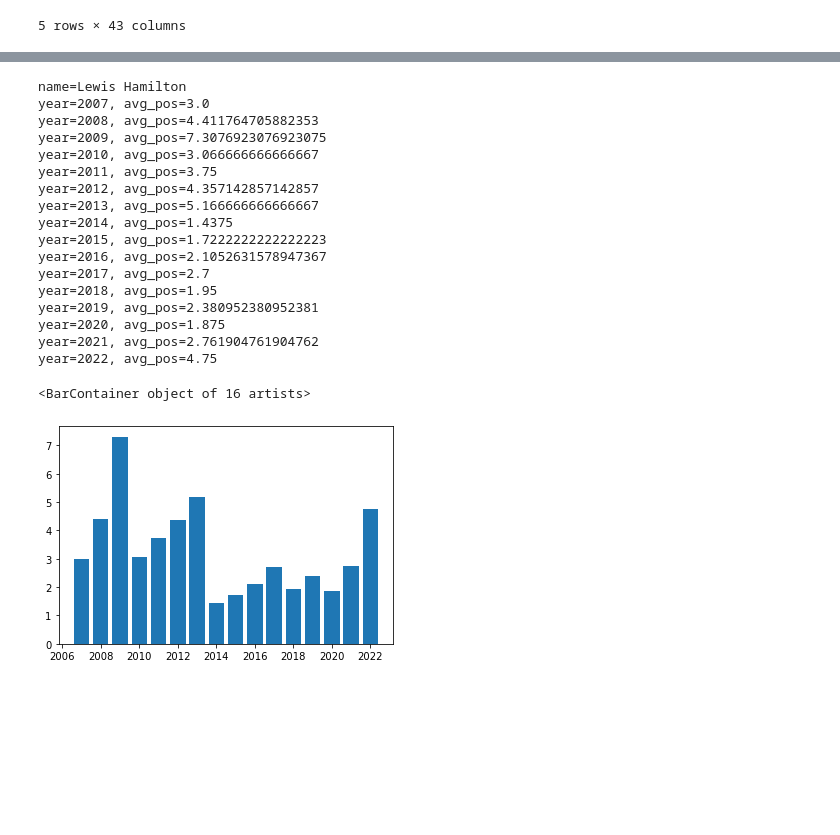
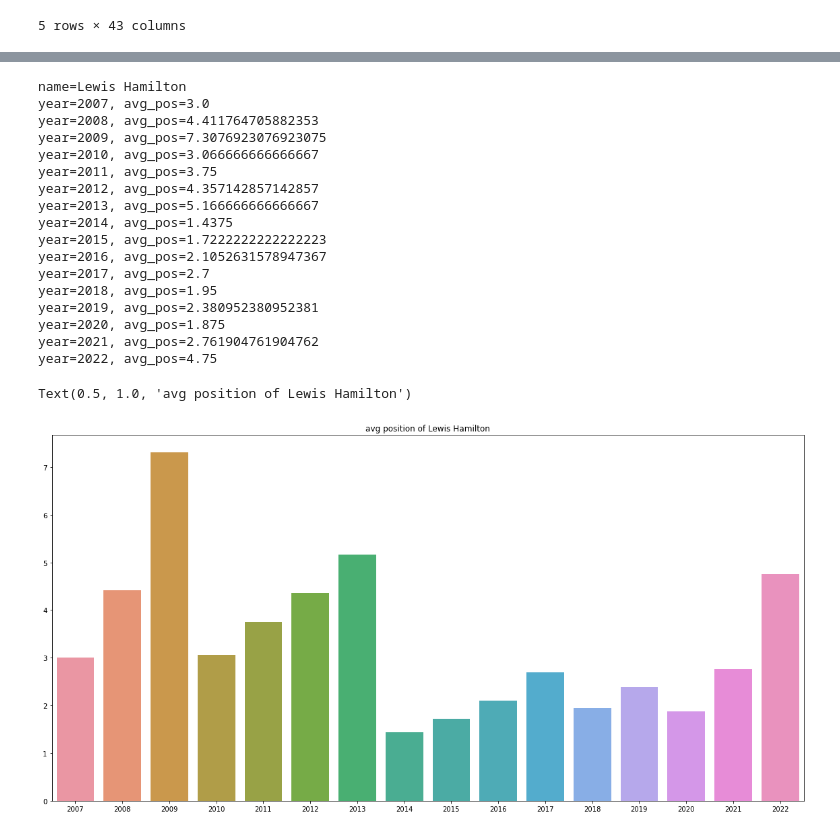
Before and after one commit to MohamedElhadidy0019/Formula_One_Data_Analysis, a Jupyter notebook: driver_avg_position.ipynb, the cells around one changed output, grey strips where cells are left out. Drawn from its saved outputs; the diff is of its cells as text; code cells hidden in the pictures; blank space fills up the shorter version.

```diff
--- a/driver_avg_position.ipynb
+++ b/driver_avg_position.ipynb
@@ -268,29 +268,36 @@ for key, value in racers_all_pos_dict_per_year.items():
 # %%
 id_wanted = int(input('enter id of driver: '))
 print(f'name={drivers_df[drivers_df["driverId"]==id_wanted]["forename"].values[0]} {drivers_df[drivers_df["driverId"]==id_wanted]["surname"].values[0]}')
 # print all avg positon in sorted years
 for key, value in sorted(racers_avg_pos_dict_per_year[id_wanted].items(), key=lambda x: x[0]):
     print(f'year={key}, avg_pos={value}')
 
 # plot bar chart for each year
-plt.bar(racers_avg_pos_dict_per_year[id_wanted].keys(), racers_avg_pos_dict_per_year[id_wanted].values())
+# plt.bar(racers_avg_pos_dict_per_year[id_wanted].keys(), racers_avg_pos_dict_per_year[id_wanted].values())
+# plt it using seaborn
+import seaborn as sns
+# make it bigger
+plt.figure(figsize=(20,10))
+sns.barplot(x=list(racers_avg_pos_dict_per_year[id_wanted].keys()), y=list(racers_avg_pos_dict_per_year[id_wanted].values()))
+# write down the name of the driver
+plt.title(f'avg position of {drivers_df[drivers_df["driverId"]==id_wanted]["forename"].values[0]} {drivers_df[drivers_df["driverId"]==id_wanted]["surname"].values[0]}')
 # %% [output]
 name=Lewis Hamilton
 year=2007, avg_pos=3.0
 year=2008, avg_pos=4.411764705882353
 year=2009, avg_pos=7.3076923076923075
 year=2010, avg_pos=3.066666666666667
 year=2011, avg_pos=3.75
 year=2012, avg_pos=4.357142857142857
 year=2013, avg_pos=5.166666666666667
 year=2014, avg_pos=1.4375
 year=2015, avg_pos=1.7222222222222223
 year=2016, avg_pos=2.1052631578947367
 year=2017, avg_pos=2.7
 year=2018, avg_pos=1.95
 year=2019, avg_pos=2.380952380952381
 year=2020, avg_pos=1.875
 year=2021, avg_pos=2.761904761904762
 year=2022, avg_pos=4.75
-<BarContainer object of 16 artists>
+Text(0.5, 1.0, 'avg position of Lewis Hamilton')
-[figure, old version]
+[figure, new version]
```
Also changed, not shown: 4 other files.
